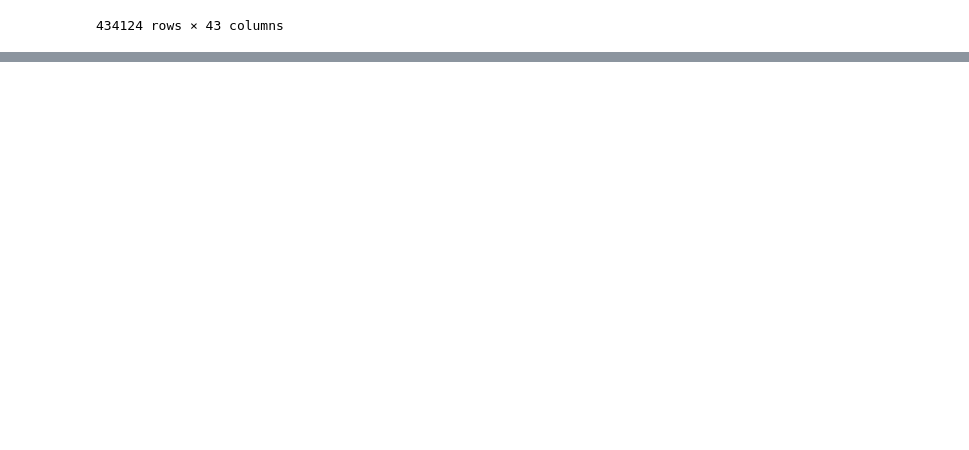
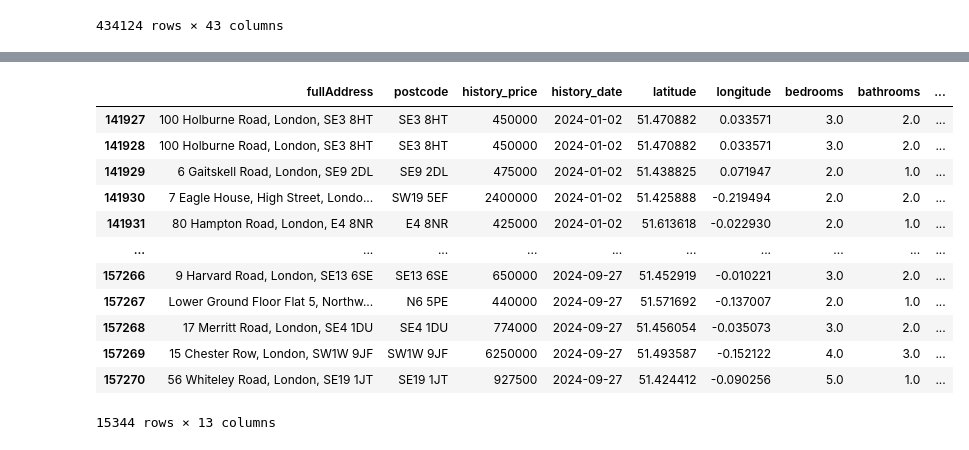
Before and after one commit to jonathanskuy/london-property-price-prediction, a Jupyter notebook: notebooks/feature_engineering.ipynb, the cells around one changed output, grey strips where cells are left out. Drawn from its saved outputs; the diff is of its cells as text; code cells hidden in the pictures; blank space fills up the shorter version.

```diff
--- a/notebooks/feature_engineering.ipynb
+++ b/notebooks/feature_engineering.ipynb
@@ -73,3 +96,9 @@ df_stops
 | 434122 | 9400ZZBPNRS1 | blpamtap | Unknown | NaN | North Station (Blackpool Tramway) | NaN | Unknown | ... |
 | 434123 | 9400ZZBPNRS2 | blpamtat | Unknown | NaN | North Station (Blackpool Tramway) | NaN | Unknown | ... |
 434124 rows × 43 columns
+# %%
+df_property['history_date'] = pd.to_datetime(df_property['history_date'])
+
+df_property = df_property[(df_property['history_date'] >= '2024-01-01') & (df_property['history_date'] <= '2024-09-30')]
+
+df_property
@@ -75,0 +119,18 @@ df_stops
+# %%
+df_property = df_property[['fullAddress', 'postcode', 'history_price', 'history_date', 'latitude', 'longitude', 'bedrooms', 'bathrooms', 'livingRooms', 'floorAreaSqM', 'tenure', 'propertyType', 'currentEnergyRating']]
+
+df_property
+# %% [output]
+|  | fullAddress | postcode | history_price | history_date | latitude | longitude | bedrooms | bathrooms | ... |
+| 141927 | 100 Holburne Road, London, SE3 8HT | SE3 8HT | 450000 | 2024-01-02 | 51.470882 | 0.033571 | 3.0 | 2.0 | ... |
+| 141928 | 100 Holburne Road, London, SE3 8HT | SE3 8HT | 450000 | 2024-01-02 | 51.470882 | 0.033571 | 3.0 | 2.0 | ... |
+| 141929 | 6 Gaitskell Road, London, SE9 2DL | SE9 2DL | 475000 | 2024-01-02 | 51.438825 | 0.071947 | 2.0 | 1.0 | ... |
+| 141930 | 7 Eagle House, High Street, Londo... | SW19 5EF | 2400000 | 2024-01-02 | 51.425888 | -0.219494 | 2.0 | 2.0 | ... |
+| 141931 | 80 Hampton Road, London, E4 8NR | E4 8NR | 425000 | 2024-01-02 | 51.613618 | -0.022930 | 2.0 | 1.0 | ... |
+| ... | ... | ... | ... | ... | ... | ... | ... | ... | ... |
+| 157266 | 9 Harvard Road, London, SE13 6SE | SE13 6SE | 650000 | 2024-09-27 | 51.452919 | -0.010221 | 3.0 | 2.0 | ... |
+| 157267 | Lower Ground Floor Flat 5, Northw... | N6 5PE | 440000 | 2024-09-27 | 51.571692 | -0.137007 | 2.0 | 1.0 | ... |
+| 157268 | 17 Merritt Road, London, SE4 1DU | SE4 1DU | 774000 | 2024-09-27 | 51.456054 | -0.035073 | 3.0 | 2.0 | ... |
+| 157269 | 15 Chester Row, London, SW1W 9JF | SW1W 9JF | 6250000 | 2024-09-27 | 51.493587 | -0.152122 | 4.0 | 3.0 | ... |
+| 157270 | 56 Whiteley Road, London, SE19 1JT | SE19 1JT | 927500 | 2024-09-27 | 51.424412 | -0.090256 | 5.0 | 1.0 | ... |
+15344 rows × 13 columns
```
Also changed, not shown: parts of 16 cells of this notebook.
